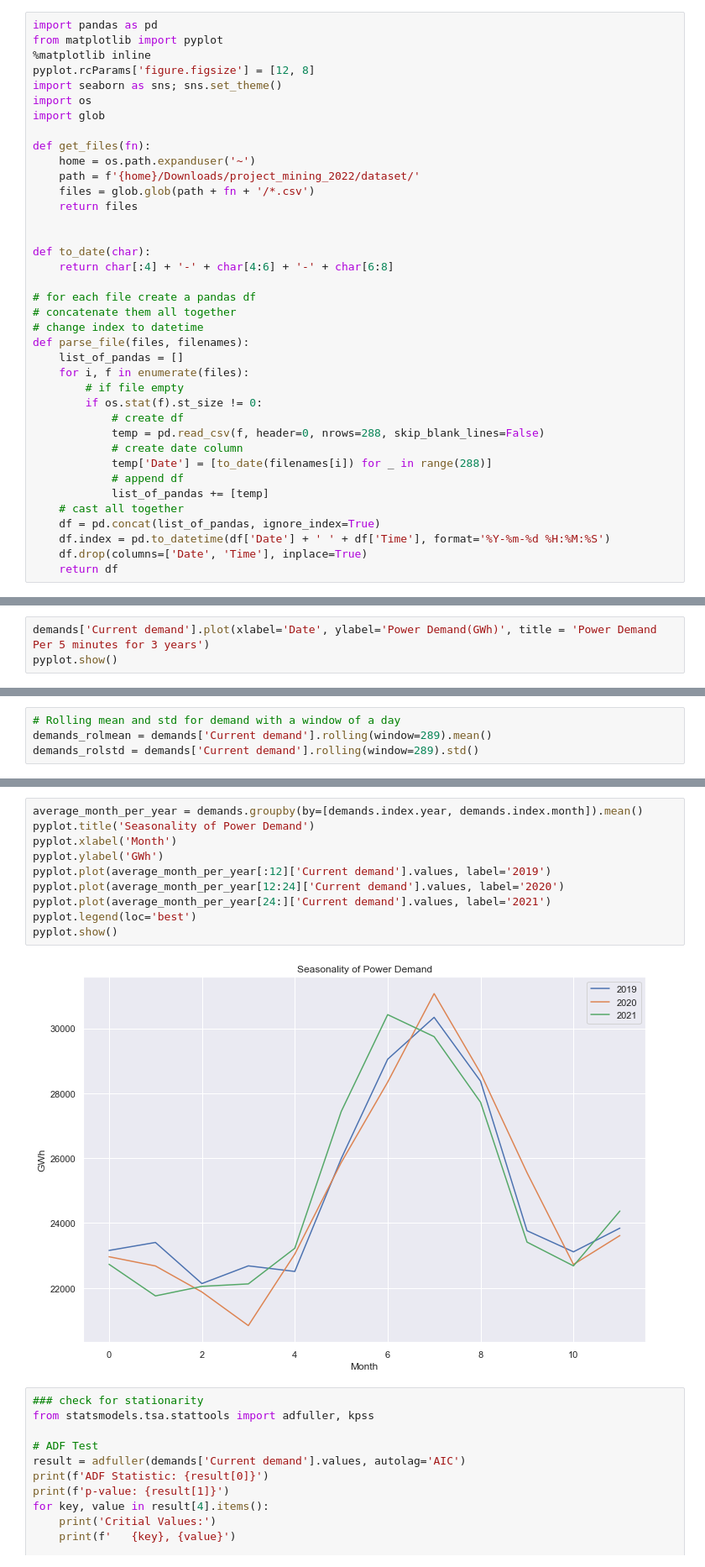
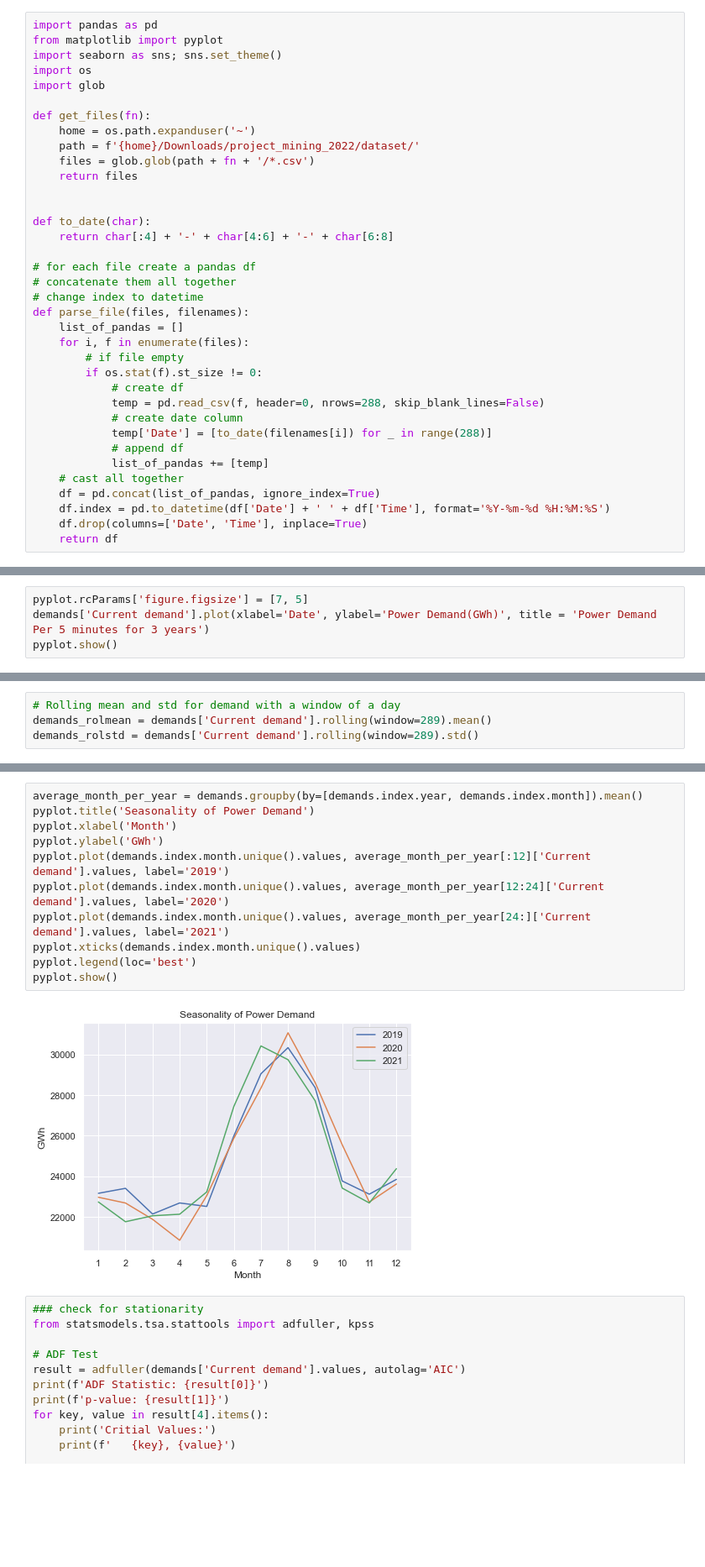
Before and after one commit to gkontogiannhs/Data-Mining, a Jupyter notebook: temp.ipynb, the cells around one changed output, grey strips where cells are left out. Shown at 84% size. Saved outputs shown, nothing was run; the diff lists cells and outputs as text; blank space fills up the shorter version.

```diff
--- a/temp.ipynb
+++ b/temp.ipynb
@@ -1,8 +1,6 @@
 # %%
 import pandas as pd
 from matplotlib import pyplot
-%matplotlib inline
-pyplot.rcParams['figure.figsize'] = [12, 8]
 import seaborn as sns; sns.set_theme()
 import os
 import glob
@@ -87,6 +85,7 @@ dtype: int64
 # %%
 sources.interpolate(method='linear', axis=0, inplace=True)
 # %%
+pyplot.rcParams['figure.figsize'] = [7, 5]
 demands['Current demand'].plot(xlabel='Date', ylabel='Power Demand(GWh)', title = 'Power Demand Per 5 minutes for 3 years')
 pyplot.show()
 # %% [output]
@@ -145,15 +147,16 @@ pyplot.show()
 # %%
 average_month_per_year = demands.groupby(by=[demands.index.year, demands.index.month]).mean()
 pyplot.title('Seasonality of Power Demand')
 pyplot.xlabel('Month')
 pyplot.ylabel('GWh')
-pyplot.plot(average_month_per_year[:12]['Current demand'].values, label='2019')
-pyplot.plot(average_month_per_year[12:24]['Current demand'].values, label='2020')
-pyplot.plot(average_month_per_year[24:]['Current demand'].values, label='2021')
+pyplot.plot(demands.index.month.unique().values, average_month_per_year[:12]['Current demand'].values, label='2019')
+pyplot.plot(demands.index.month.unique().values, average_month_per_year[12:24]['Current demand'].values, label='2020')
+pyplot.plot(demands.index.month.unique().values, average_month_per_year[24:]['Current demand'].values, label='2021')
+pyplot.xticks(demands.index.month.unique().values)
 pyplot.legend(loc='best')
 pyplot.show()
 # %% [output]
-[figure, old version]
+[figure, new version]
 # %%
 ### check for stationarity
 from statsmodels.tsa.stattools import adfuller, kpss
```
Also changed, not shown: parts of 8 cells of this notebook.
